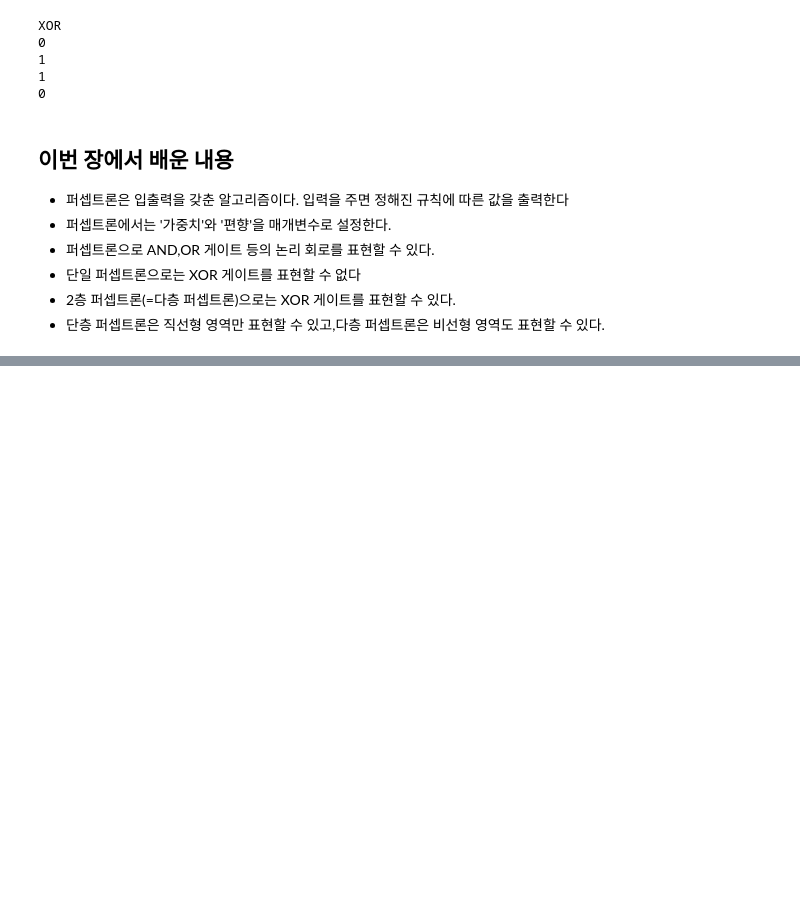
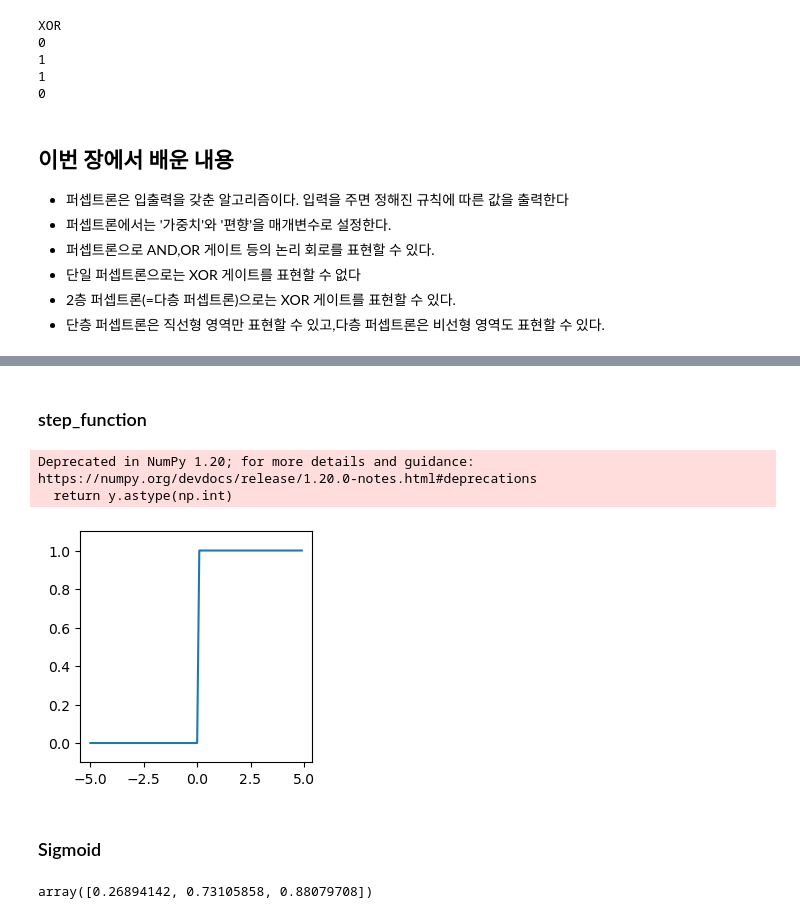
Before and after one commit to faizman31/zerotoall_DL, a Jupyter notebook: Shin/perceptron.ipynb, the cells around one changed output, grey strips where cells are left out. Saved outputs shown, nothing was run; the diff lists cells and outputs as text; code cells hidden in the pictures; blank space fills up the shorter version.

```diff
--- a/Shin/perceptron.ipynb
+++ b/Shin/perceptron.ipynb
@@ -128,0 +135,27 @@ XOR
+# %% [markdown]
+### step_function
+# %%
+def step_function(x): # x가 실수인 경우만 받을 수 있음 (np.array -> x)
+    if x > 0:
+        return 1
+    else:
+        return 0
+# %%
+def step_function(x):
+    y = x > 0
+    return y.astype(np.int)
+# %%
+# step_function 시각화
+x = np.arange(-5.,5.,.1)
+y = step_function(x)
+
+plt.figure(figsize=(3,3))
+plt.plot(x,y)
+plt.ylim(-0.1,1.1)
+plt.show()
+# %% [output]
+Deprecated in NumPy 1.20; for more details and guidance: https://numpy.org/devdocs/release/1.20.0-notes.html#deprecations
+  return y.astype(np.int)
+[figure, added]
+# %% [markdown]
+### Sigmoid
@@ -128,0 +165,5 @@ XOR
+# %%
+x = np.array([-1.,1.,2.])
+sigmoid(x)
+# %% [output]
+array([0.26894142, 0.73105858, 0.88079708])
```
Also changed, not shown: parts of 18 cells of this notebook.
